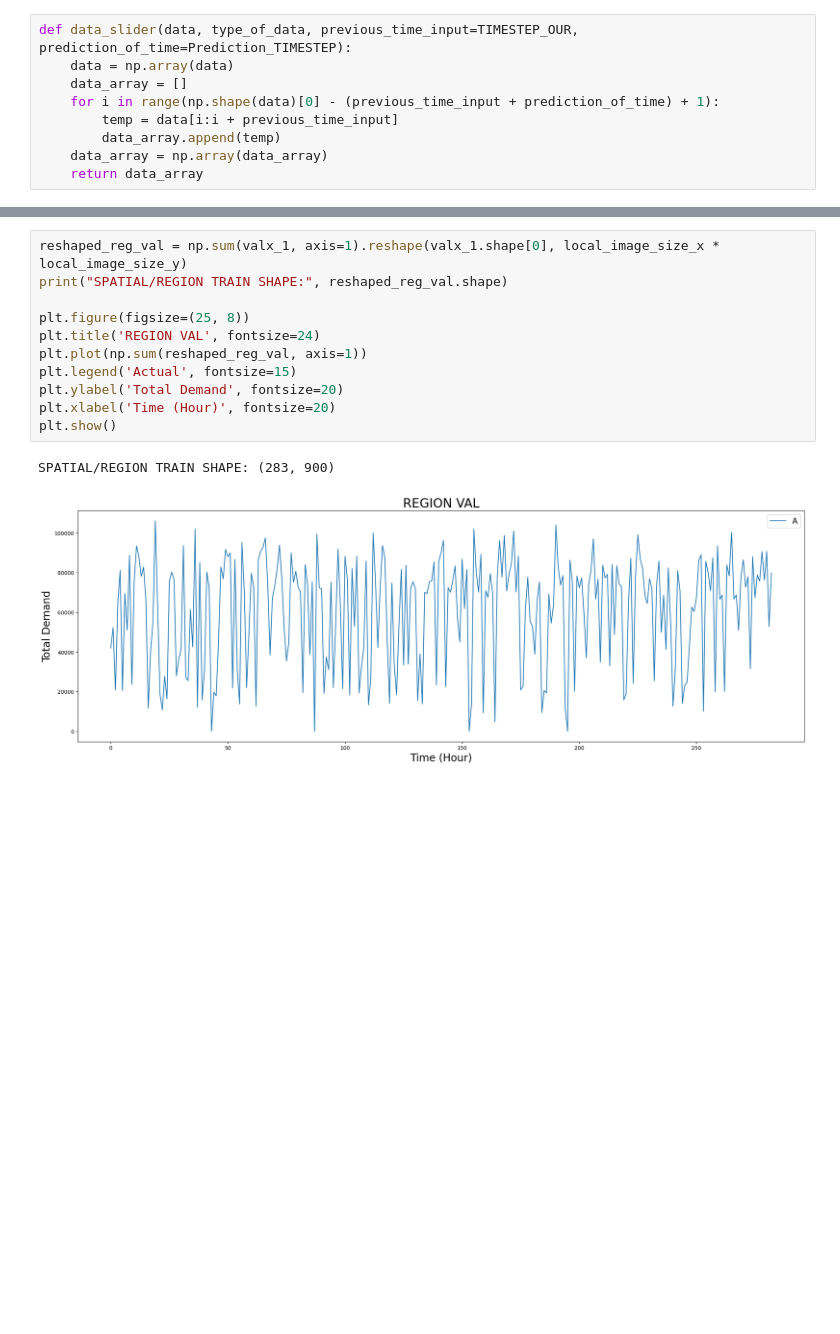
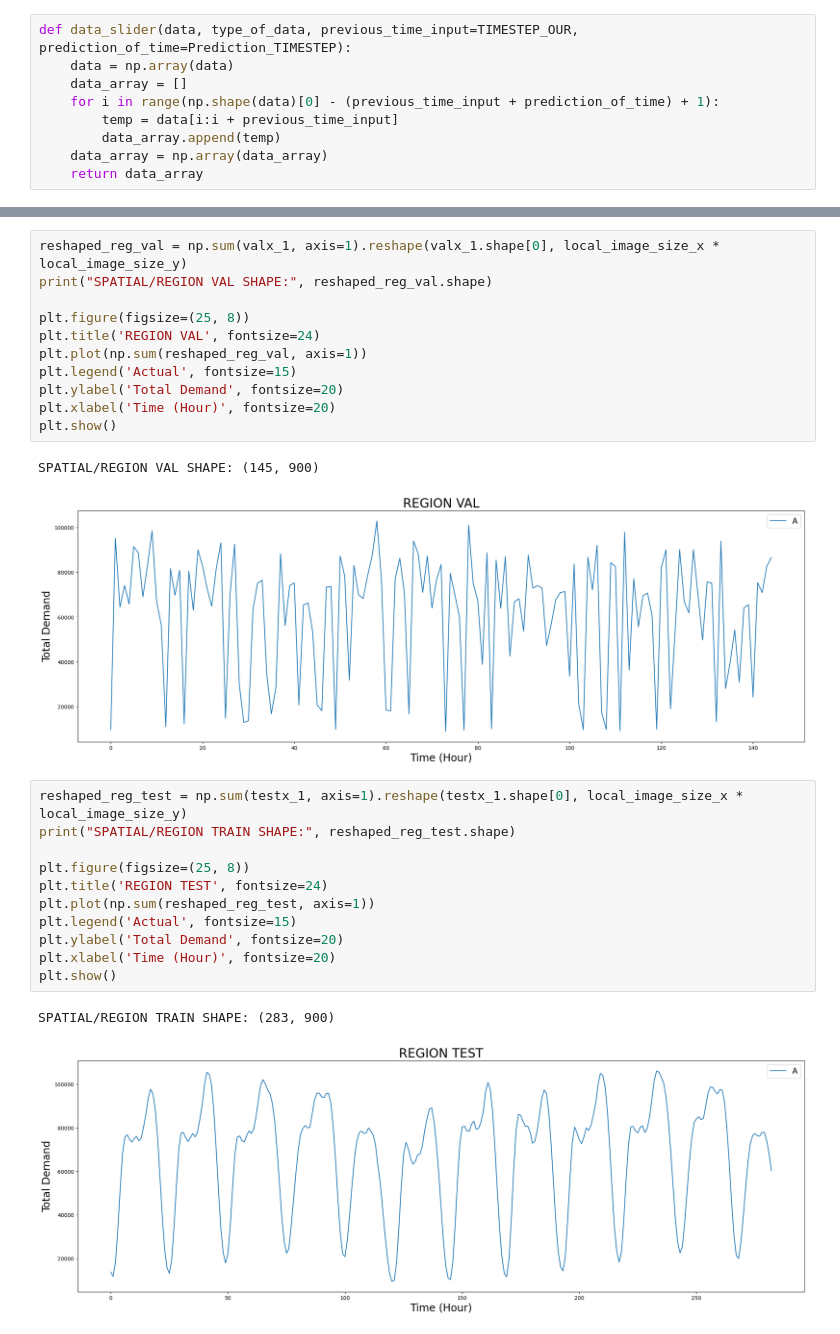
Before and after one commit to Mustafa-Ashfaq81/Traffic_Prediction_CMT_NYCTaxi, a Jupyter notebook: EDA.ipynb, the cells around one changed output, grey strips where cells are left out. Cells and saved outputs as stored; diff of their text form; blank space fills up the shorter version.

```diff
--- a/EDA.ipynb
+++ b/EDA.ipynb
@@ -166,6 +194,6 @@ SPATIAL/REGION TRAIN SHAPE: (1129, 900)
 # %%
 reshaped_reg_val = np.sum(valx_1, axis=1).reshape(valx_1.shape[0], local_image_size_x * local_image_size_y)
-print("SPATIAL/REGION TRAIN SHAPE:", reshaped_reg_val.shape)
+print("SPATIAL/REGION VAL SHAPE:", reshaped_reg_val.shape)
 
 plt.figure(figsize=(25, 8))
 plt.title('REGION VAL', fontsize=24)
@@ -175,8 +203,22 @@ plt.ylabel('Total Demand', fontsize=20)
 plt.xlabel('Time (Hour)', fontsize=20)
 plt.show()
 # %% [output]
-SPATIAL/REGION TRAIN SHAPE: (283, 900)
+SPATIAL/REGION VAL SHAPE: (145, 900)
-[figure, old version]
+[figure, new version]
+# %%
+reshaped_reg_test = np.sum(testx_1, axis=1).reshape(testx_1.shape[0], local_image_size_x * local_image_size_y)
+print("SPATIAL/REGION TRAIN SHAPE:", reshaped_reg_test.shape)
+
+plt.figure(figsize=(25, 8))
+plt.title('REGION TEST', fontsize=24)
+plt.plot(np.sum(reshaped_reg_test, axis=1))
+plt.legend('Actual', fontsize=15)
+plt.ylabel('Total Demand', fontsize=20)
+plt.xlabel('Time (Hour)', fontsize=20)
+plt.show()
+# %% [output]
+SPATIAL/REGION TRAIN SHAPE: (283, 900)
+[figure, added]
 # %%
 frame_index = 0
 # Plot a single frame
```
Also changed, not shown: parts of 5 cells of this notebook, 12 other files.
